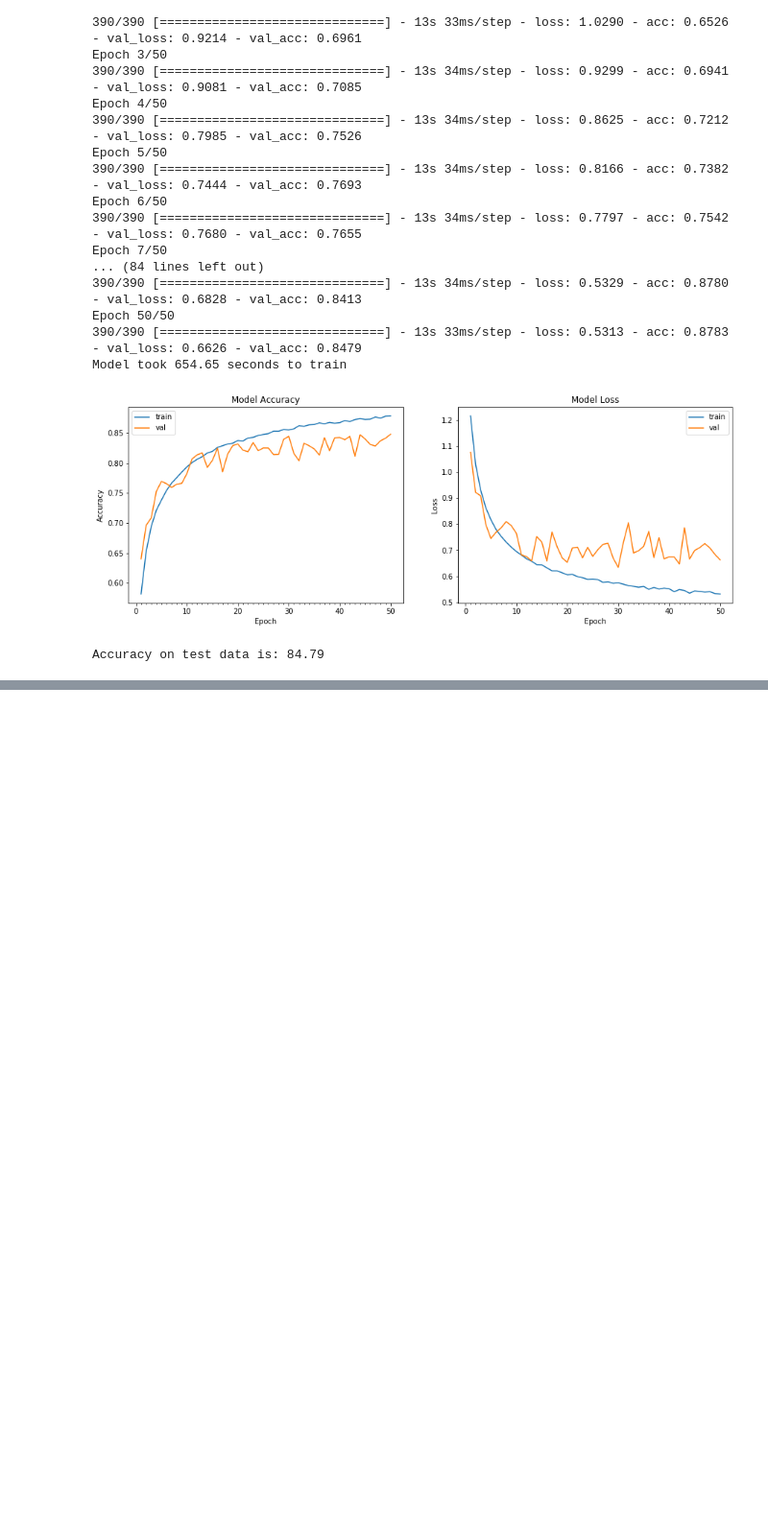
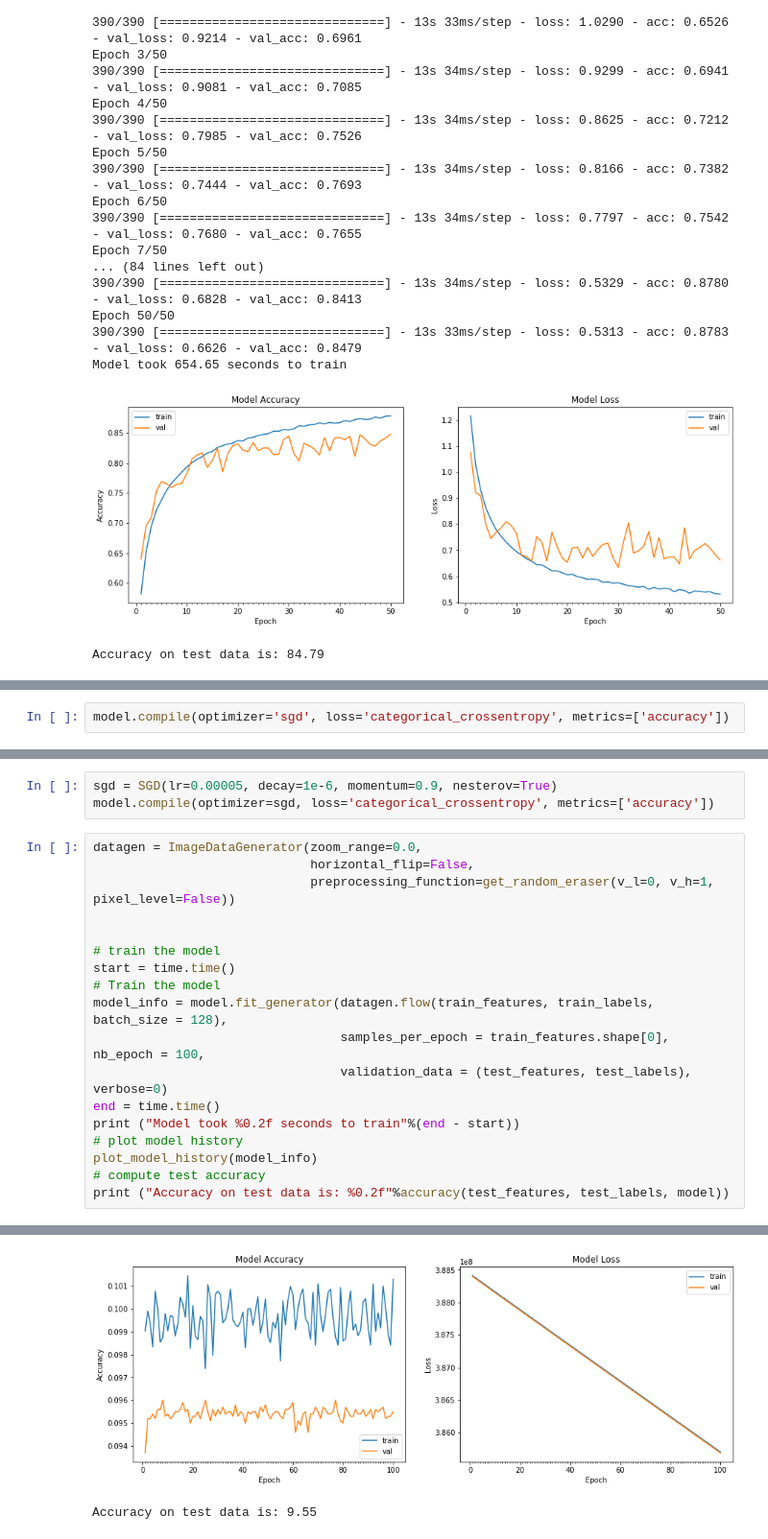
Before and after one commit to sarvan0506/AI, a Jupyter notebook: Project 11/Assignment11.ipynb, the cells around one changed output, grey strips where cells are left out. Shown at 96% size. Drawn from its saved outputs; the diff is of its cells as text; blank space fills up the shorter version.

```diff
--- a/Project 11/Assignment11.ipynb
+++ b/Project 11/Assignment11.ipynb
@@ -417,0 +472,2 @@ Accuracy on test data is: 84.79
+# %%
+model.compile(optimizer='sgd', loss='categorical_crossentropy', metrics=['accuracy'])
@@ -417,0 +484,22 @@ Accuracy on test data is: 84.79
+# %%
+sgd = SGD(lr=0.00005, decay=1e-6, momentum=0.9, nesterov=True)
+model.compile(optimizer=sgd, loss='categorical_crossentropy', metrics=['accuracy'])
+# %%
+datagen = ImageDataGenerator(zoom_range=0.0,
+                             horizontal_flip=False,
+                             preprocessing_function=get_random_eraser(v_l=0, v_h=1, pixel_level=False))
+
+
+# train the model
+start = time.time()
+# Train the model
+model_info = model.fit_generator(datagen.flow(train_features, train_labels, batch_size = 128),
+                                 samples_per_epoch = train_features.shape[0], nb_epoch = 100,
+                                 validation_data = (test_features, test_labels), verbose=0)
+end = time.time()
+print ("Model took %0.2f seconds to train"%(end - start))
+# plot model history
+plot_model_history(model_info)
+# compute test accuracy
+print ("Accuracy on test data is: %0.2f"%accuracy(test_features, test_labels, model))
+# %% [output]
@@ -417,0 +507,2 @@ Accuracy on test data is: 84.79
+[figure, added]
+Accuracy on test data is: 9.55
```
Also changed, not shown: parts of 8 cells of this notebook.
